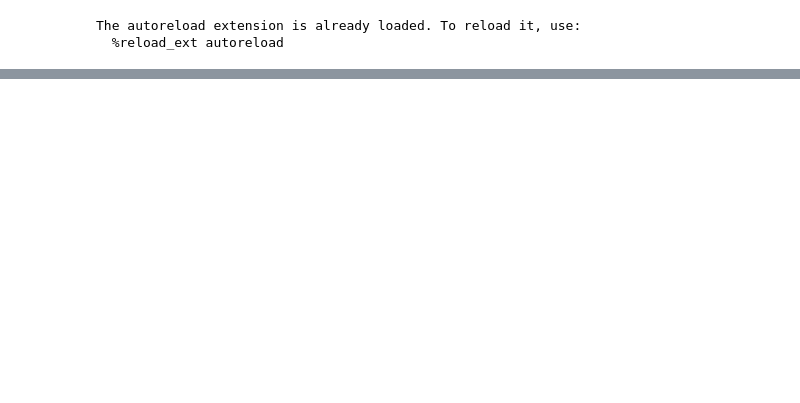
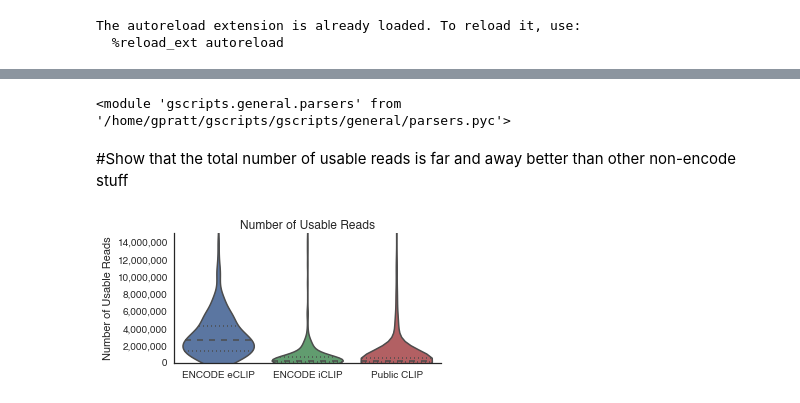
Before and after one commit to gpratt/tscc_ipython, a Jupyter notebook: encode/encode_master_qc.ipynb, the cells around one changed output, grey strips where cells are left out. Cells and saved outputs as stored; diff of their text form; code cells hidden in the pictures; blank space fills up the shorter version.

```diff
--- a/encode/encode_master_qc.ipynb
+++ b/encode/encode_master_qc.ipynb
@@ -162,0 +222,16 @@ HTML(filtered_final_qc_frame.to_html(formatters={"Input Reads" : parsers.commas,
+# %%
+filtered_unmerged_public_clip_manifest = unmerged_public_clip_manifest[[ "Input Reads",
+                                #'Trimmed bases',
+                            "Reads Written",
+                            "repetitive_count",
+                            "Uniquely Mapped Reads",
+                            #"Uniquely mapped reads %",
+                            "Usable Reads",
+                            "Fraction Collapsed",
+                            "Fraction Usable",
+                            #"spot",
+                            "Num Peaks",
+                            #"Passed QC"
+                            ]]
+
+filtered_unmerged_public_clip_manifest = filtered_unmerged_public_clip_manifest.astype(float)
@@ -162,0 +265,11 @@ HTML(filtered_final_qc_frame.to_html(formatters={"Input Reads" : parsers.commas,
+# %%
+reload(parsers)
+# %% [output]
+<module 'gscripts.general.parsers' from '/home/gpratt/gscripts/gscripts/general/parsers.pyc'>
+# %%
+analysis_dir = "/home/gpratt/projects/encode/analysis/v10/"
+old_encode = parsers.clipseq_metrics(analysis_dir, iclip=True)
+
+old_encode["Fraction Collapsed"] = old_encode['Usable Reads'] / old_encode['Uniquely Mapped Reads'].astype(float)
+old_encode["Fraction Usable"] = old_encode['Usable Reads'] / old_encode['Input Reads'].astype(float)
+unmerged_old_encode_manifest = old_encode[[len(index.split(".")[1].split("_")) > 1 for index in old_encode.index]]
@@ -162,0 +278,24 @@ HTML(filtered_final_qc_frame.to_html(formatters={"Input Reads" : parsers.commas,
+# %%
+img_dir = "/home/gpratt/for_eric/"
+# %% [markdown]
+#Show that the total number of usable reads is far and away better than other non-encode stuff
+# %%
+num_rows = 1
+num_cols = 2
+with dataviz.Figure(os.path.join(img_dir, "usable_reads_plots.svg"), figsize=(2.5 * num_cols,2.5*num_rows)) as fig:
+    ax = fig.add_subplot(1,1,1)
+    sns.violinplot([encode_only_qc['Usable Reads'],
+                    unmerged_old_encode_manifest['Usable Reads'].dropna(),
+                    filtered_unmerged_public_clip_manifest['Usable Reads'].dropna()], ax=ax,
+                  names=['ENCODE eCLIP',
+                         "ENCODE iCLIP",
+                         'Public CLIP'], fontsize=10)
+    ax.set_ylim(0,15000000)
+    xx = ax.get_yticks()
+    ll = ['{:,d}'.format(int(a)) for a in xx]
+    ax.set_yticklabels(ll, fontsize=10)
+    sns.despine(ax=ax)
+    ax.set_title("Number of Usable Reads", fontsize=12)
+    ax.set_ylabel("Number of Usable Reads")
+# %% [output]
+[figure, added]
```
Also changed, not shown: parts of 26 cells of this notebook.
